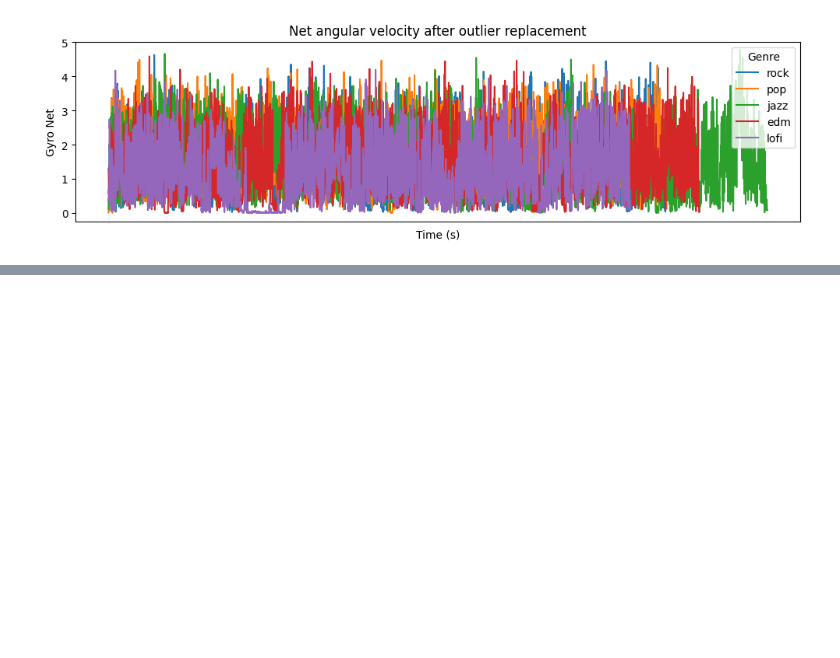
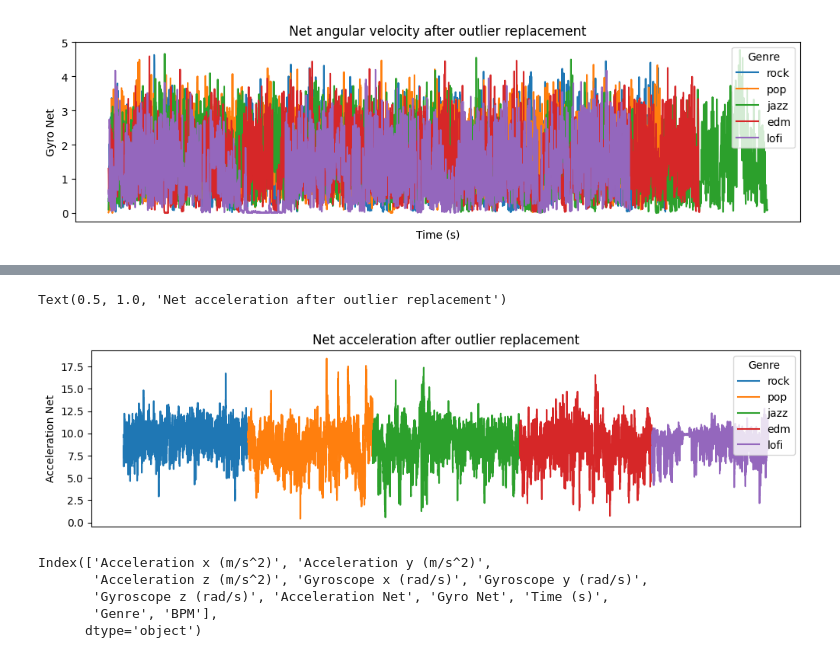
Before and after one commit to vishalkanteppa/ML4QS, a Jupyter notebook: assignment.ipynb, the cells around one changed output, grey strips where cells are left out. Drawn from its saved outputs; the diff is of its cells as text; code cells hidden in the pictures; blank space fills up the shorter version.

```diff
--- a/assignment.ipynb
+++ b/assignment.ipynb
@@ -354,0 +380,17 @@ Text(0.5, 1.0, 'Net angular velocity after outlier replacement')
+# %%
+plt.figure(figsize=(12, 3))
+sns.lineplot(x=range(df.shape[0]), y=replaced_df['Acceleration Net'], hue=replaced_df['Genre'])
+plt.xticks([])
+plt.gca().set_xticklabels([])
+plt.title('Net acceleration after outlier replacement')
+# %% [output]
+Text(0.5, 1.0, 'Net acceleration after outlier replacement')
+[figure, added]
+# %%
+df.columns
+# %% [output]
+Index(['Acceleration x (m/s^2)', 'Acceleration y (m/s^2)',
+       'Acceleration z (m/s^2)', 'Gyroscope x (rad/s)', 'Gyroscope y (rad/s)',
+       'Gyroscope z (rad/s)', 'Acceleration Net', 'Gyro Net', 'Time (s)',
+       'Genre', 'BPM'],
+      dtype='object')
```
Also changed, not shown: parts of 20 cells of this notebook, 2 other files.
